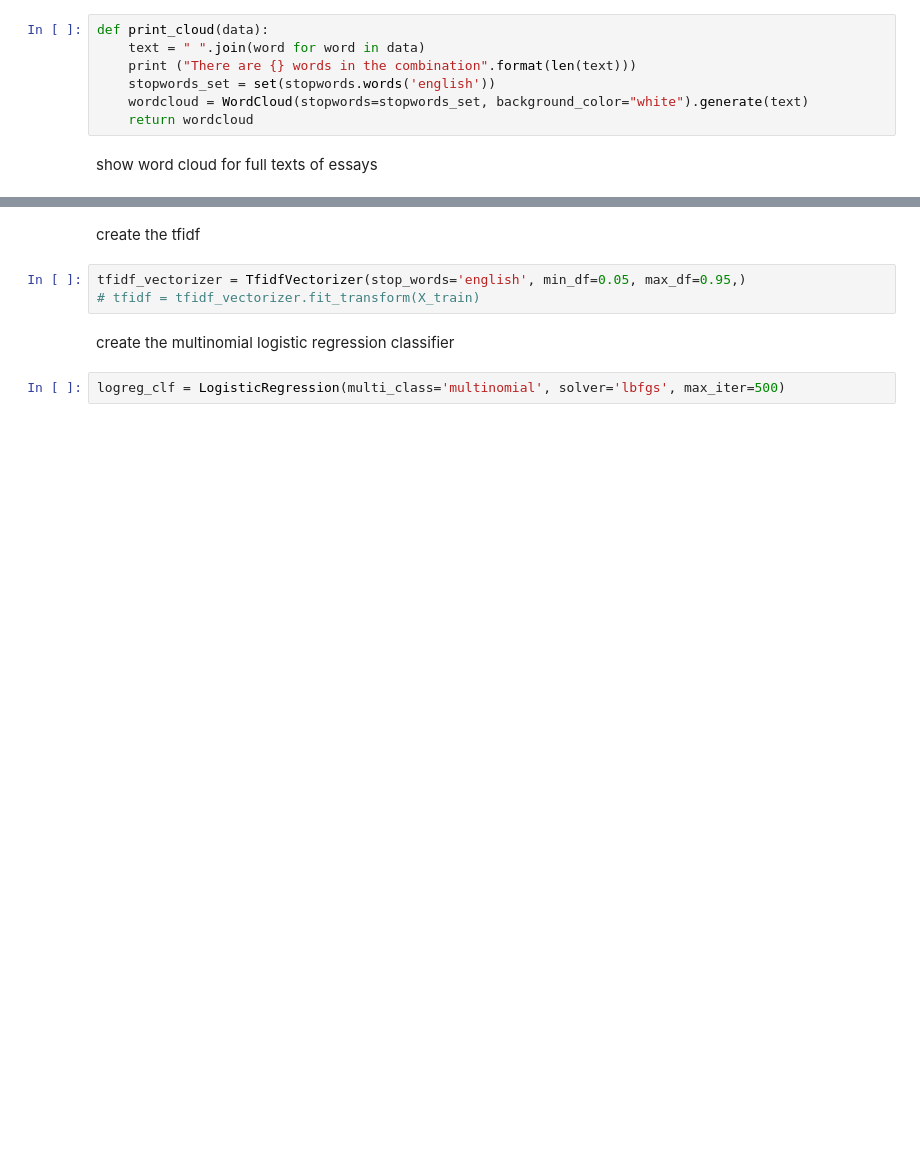
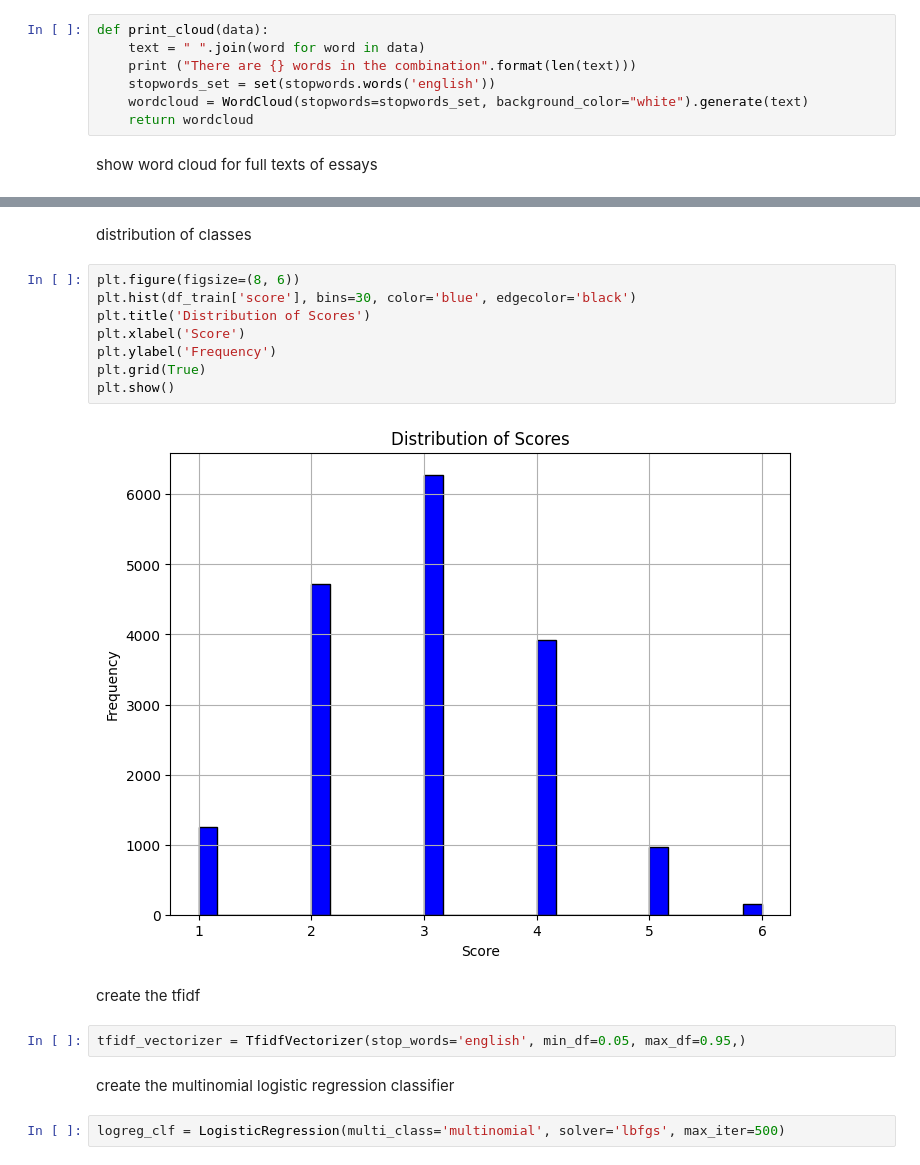
Before and after one commit to jojo-cornbread/COMP3608-project, a Jupyter notebook: aes-attempt.ipynb, the cells around one changed output, grey strips where cells are left out. Saved outputs shown, nothing was run; the diff lists cells and outputs as text; blank space fills up the shorter version.

```diff
--- a/aes-attempt.ipynb
+++ b/aes-attempt.ipynb
@@ -233,8 +334,19 @@ There are 35362071 words in the combination
+# %% [markdown]
+distribution of classes
+# %%
+plt.figure(figsize=(8, 6))
+plt.hist(df_train['score'], bins=30, color='blue', edgecolor='black')
+plt.title('Distribution of Scores')
+plt.xlabel('Score')
+plt.ylabel('Frequency')
+plt.grid(True)
+plt.show()
+# %% [output]
+[figure, added]
 # %% [markdown]
 create the tfidf
 # %%
 tfidf_vectorizer = TfidfVectorizer(stop_words='english', min_df=0.05, max_df=0.95,)
-# tfidf = tfidf_vectorizer.fit_transform(X_train)
 # %% [markdown]
 create the multinomial logistic regression classifier
 # %%
```
Also changed, not shown: parts of 67 cells of this notebook.
